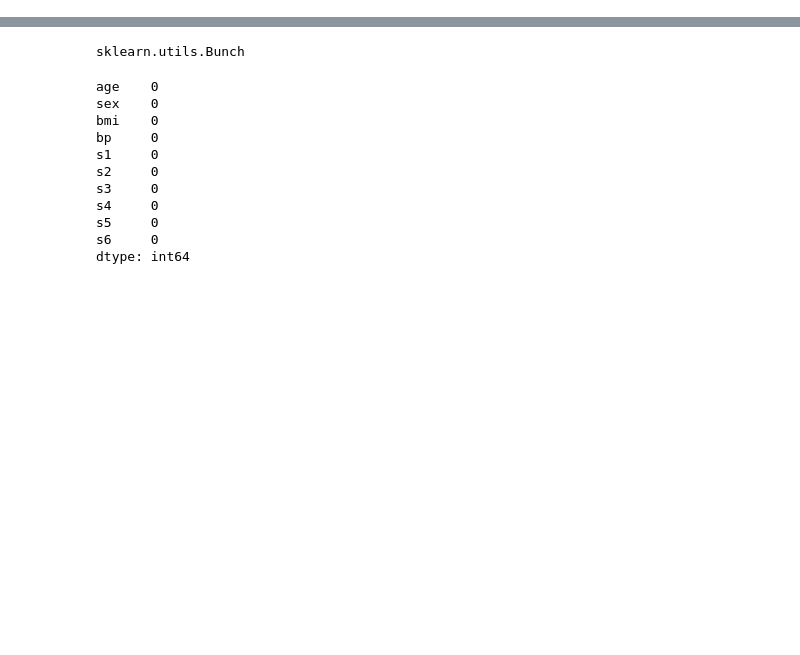
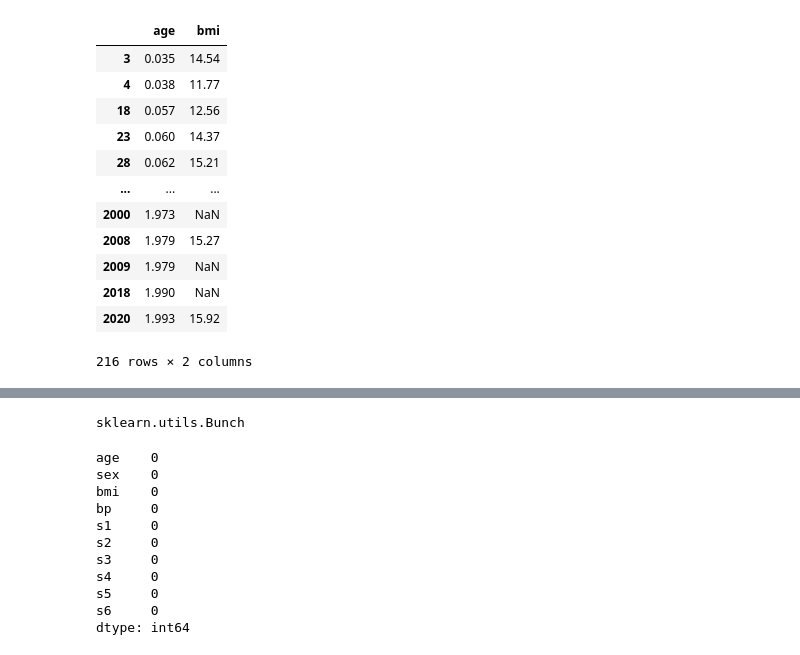
Before and after one commit to theYGE/MICE, a Jupyter notebook: Experiments.ipynb, the cells around one changed output, grey strips where cells are left out. Saved outputs shown, nothing was run; the diff lists cells and outputs as text; code cells hidden in the pictures; blank space fills up the shorter version.

```diff
--- a/Experiments.ipynb
+++ b/Experiments.ipynb
@@ -15,0 +195,16 @@ from sklearn import datasets
+# %%
+boys[['age', 'bmi']]
+# %% [output]
+|  | age | bmi |
+| 3 | 0.035 | 14.54 |
+| 4 | 0.038 | 11.77 |
+| 18 | 0.057 | 12.56 |
+| 23 | 0.060 | 14.37 |
+| 28 | 0.062 | 15.21 |
+| ... | ... | ... |
+| 2000 | 1.973 | NaN |
+| 2008 | 1.979 | 15.27 |
+| 2009 | 1.979 | NaN |
+| 2018 | 1.990 | NaN |
+| 2020 | 1.993 | 15.92 |
+216 rows × 2 columns
```
Also changed, not shown: parts of 19 cells of this notebook, 2 other files.
